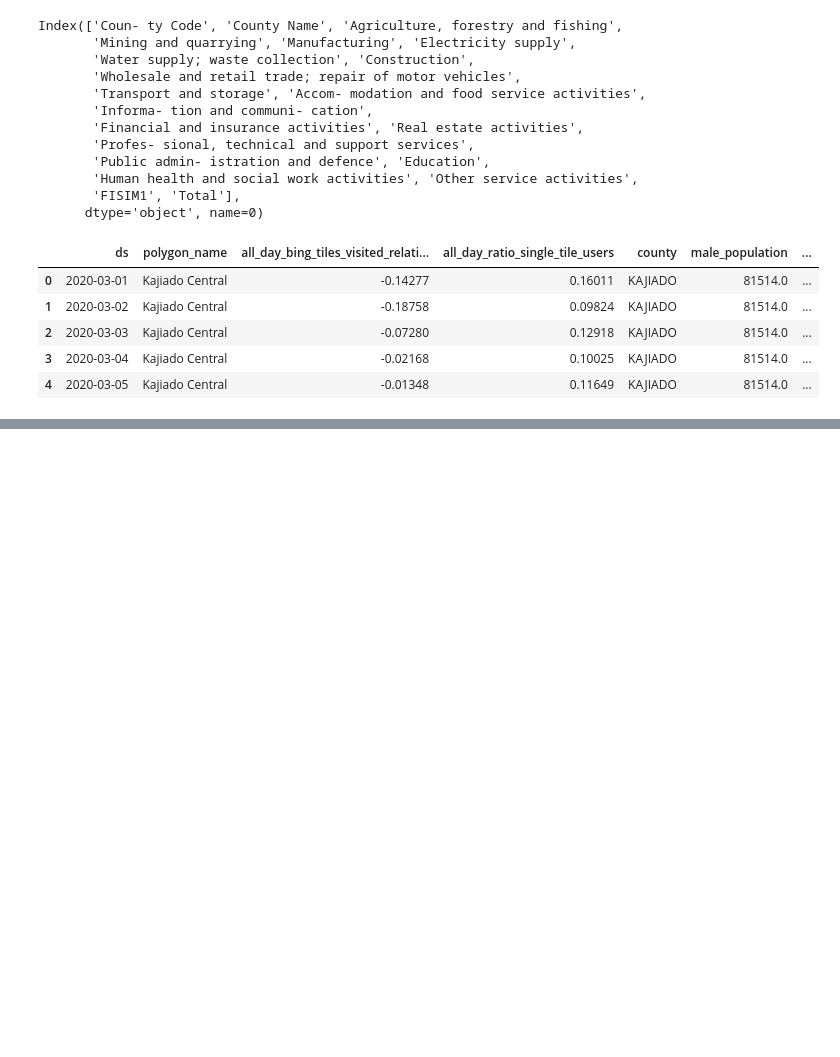
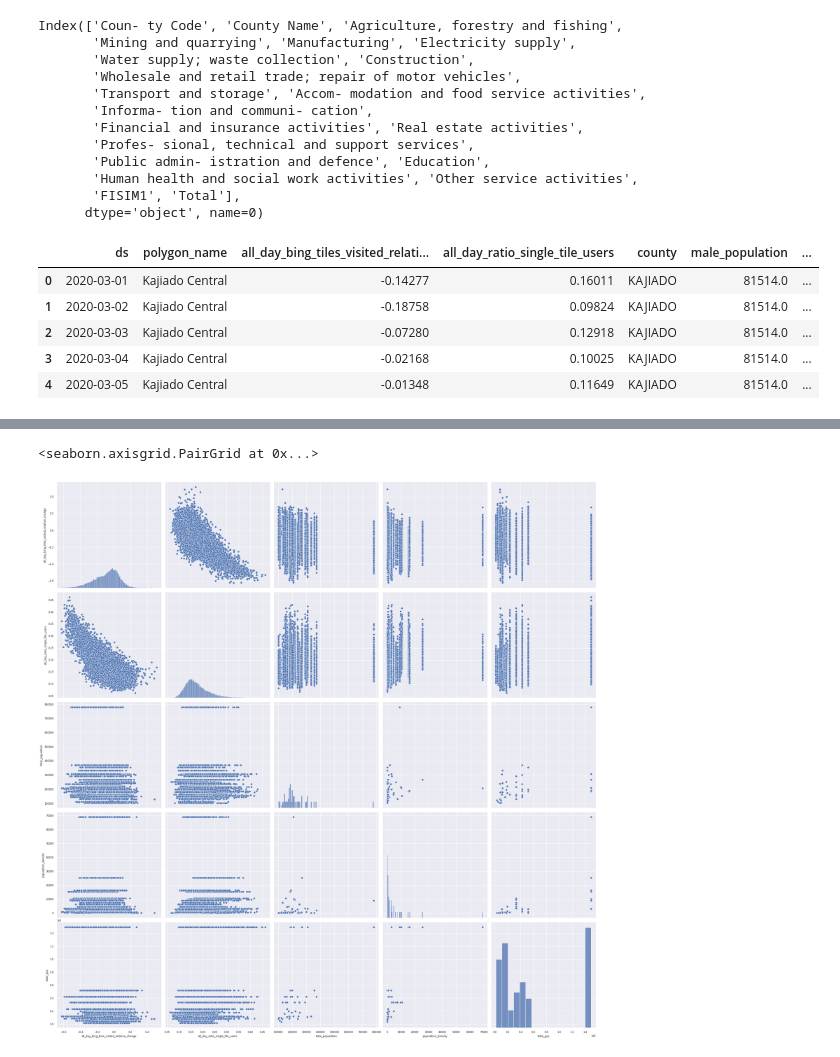
Before and after one commit to sylvia31096/covid_movement, a Jupyter notebook: covid_analysis.ipynb, the cells around one changed output, grey strips where cells are left out. Cells and saved outputs as stored; diff of their text form; code cells hidden in the pictures; blank space fills up the shorter version.

```diff
--- a/covid_analysis.ipynb
+++ b/covid_analysis.ipynb
@@ -239,0 +320,8 @@ sns.relplot(data=movement_economic_df,x='all_day_bing_tiles_visited_relative_cha
+# %%
+movement_economic_df_2 = movement_economic_df[['ds', 'polygon_name', 'all_day_bing_tiles_visited_relative_change',
+                                            'all_day_ratio_single_tile_users', 'county', 'total_population', 'population_density', 'total_gcp']]
+# %%
+sns.pairplot(movement_economic_df_2, aspect=1, height=5)
+# %% [output]
+<seaborn.axisgrid.PairGrid at 0x...>
+[figure, added]
```
Also changed, not shown: parts of 22 cells of this notebook, 3 other files.
